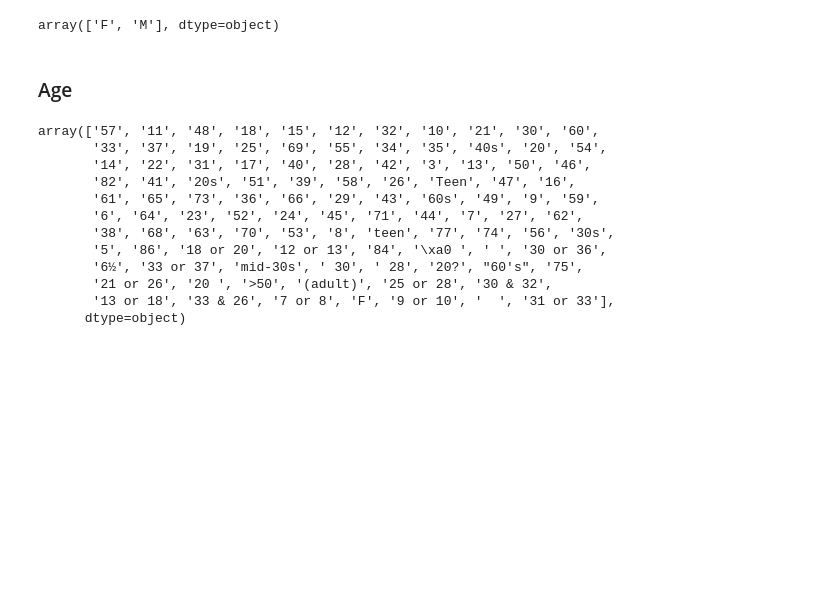
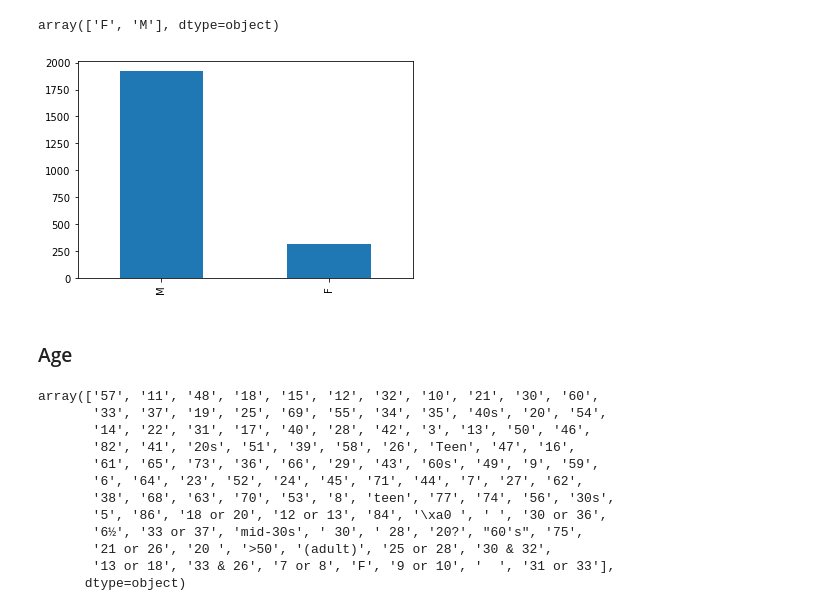
Before and after one commit to maugc1/Proyecto_1, a Jupyter notebook: Proyecto.ipynb, the cells around one changed output. Drawn from its saved outputs; the diff is of its cells as text; code cells hidden in the pictures; blank space fills up the shorter version.

```diff
--- a/Proyecto.ipynb
+++ b/Proyecto.ipynb
@@ -528,6 +550,10 @@ data.Sex_.replace(['M ','lli'],['M','M'],inplace=True)
 data.Sex_.unique()
 # %% [output]
 array(['F', 'M'], dtype=object)
+# %%
+data.Sex_.value_counts().plot.bar();
+# %% [output]
+[figure, added]
 # %% [markdown]
 ### Age
 # %%
```
Also changed, not shown: parts of 8 cells of this notebook, 2 other files.
